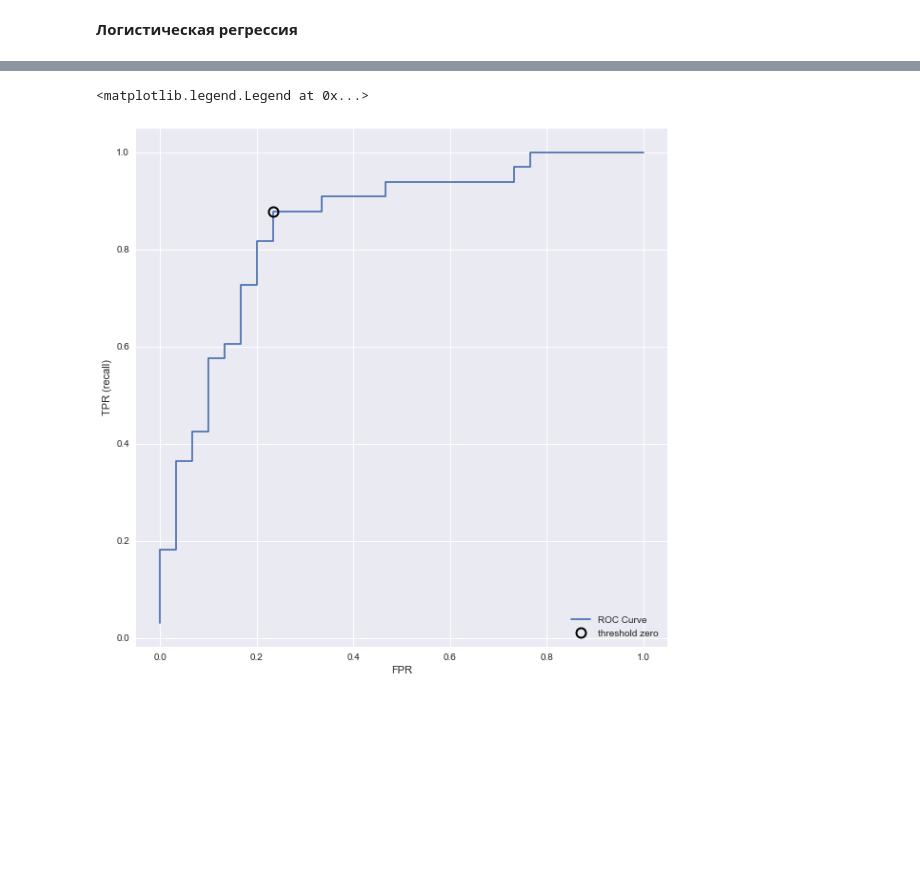
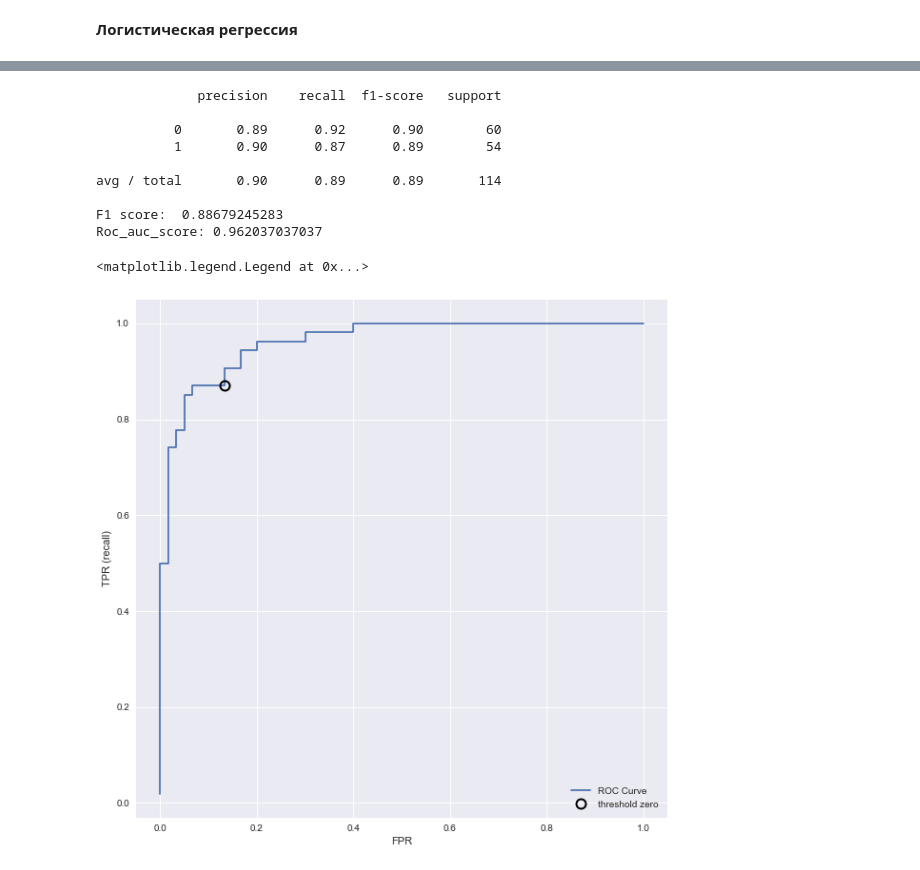
Before and after one commit to minemile/shad_ML, a Jupyter notebook: Diploma.ipynb, the cells around one changed output, grey strips where cells are left out. Drawn from its saved outputs; the diff is of its cells as text; code cells hidden in the pictures; blank space fills up the shorter version.

```diff
--- a/Diploma.ipynb
+++ b/Diploma.ipynb
@@ -148,2 +148,24 @@ cv = StratifiedKFold(n_splits=3, random_state=0)
+# %%
+# Убираем колонки
+data = NullColumnsCleaner().fit_transform(data).reset_index(drop=True)
+# Разбиение на предикаторы и зависимум переменную
+X = data.drop(["DisNeuro01",  "Stroke(AIS,TIA,AHS)"], axis=1)
+y = data["DisNeuro01"].copy()
+
+# Разбиваем стратифицировано данные на train и test выборки
+split = StratifiedShuffleSplit(n_splits=1, test_size=0.2, random_state=42)
+for train_index, test_index in split.split(X, y):
+    strat_train = data.loc[train_index]
+    strat_test = data.loc[test_index]
+X_train = strat_train.drop(["DisNeuro01",  "Stroke(AIS,TIA,AHS)"], axis=1)
+y_train = strat_train["DisNeuro01"].copy()
+X_test = strat_test.drop(["DisNeuro01",  "Stroke(AIS,TIA,AHS)"], axis=1)
+y_test = strat_test["DisNeuro01"].copy()
+
+# Добавляем полиминальные признаки и скалируем данные std=1 и median=0, и
+prep_pipe = Pipeline([('poly_feature', PolynomialFeatures(interaction_only=True)),
+                      ('std_scaler', StandardScaler()),]).fit(X_train)
+X_train_prep = prep_pipe.transform(X_train)
+X_test_prep = prep_pipe.transform(X_test)
 # %% [markdown]
 **Логистическая регрессия**
@@ -189,0 +172,9 @@ F1 score:  0.823529411765
+# %%
+# Используем для подбора параметров кросс-валидацию
+cv = StratifiedShuffleSplit(n_splits=2, test_size=0.2, random_state=42)
+# Ищем наилучшие гиперпараметры для логистической регрессии(степень и уровнь регуляризации)
+grid_search = GridSearchCV(LogisticRegression(), {"C": [0.001, 0.01, 0.1, 1, 3, 5, 10, 100, 500, 1000], "penalty": ["l2", "l1"]}, cv=cv)
+grid_search.fit(X_train_prep, y_train)
+log_reg = grid_search.best_estimator_
+print("Score: ", grid_search.best_score_,"Test score: ", log_reg.score(X_test_prep, y_test), "Best params: ", grid_search.best_params_)
+learning_curve_model(X_train_prep, y_train, log_reg, cv, np.linspace(0.1, 1.0, 10))
@@ -190,14 +203,31 @@ F1 score:  0.823529411765
 # %%
+pred_x = X_train_prep
+pred_y = y_train
+pred_log_reg = log_reg.predict(pred_x)
+
+confusion = confusion_matrix(pred_y, pred_log_reg)
+print(classification_report(pred_y, pred_log_reg))
+print("F1 score: ", f1_score(pred_y, pred_log_reg))
+print("Roc_auc_score:", roc_auc_score(pred_y, log_reg.decision_function(pred_x)))
 plt.figure(figsize=(10, 10))
-fpr, tpr, thresholds = roc_curve(neuro_train, log_reg.decision_function(predicators_train_scaled))
+fpr, tpr, thresholds = roc_curve(pred_y, log_reg.decision_function(pred_x))
 plt.plot(fpr, tpr, label="ROC Curve")
 plt.xlabel("FPR")
 plt.ylabel("TPR (recall)")
 # find threshold closest to zero
 close_zero = np.argmin(np.abs(thresholds))
 plt.plot(fpr[close_zero], tpr[close_zero], 'o', markersize=10,
 label="threshold zero", fillstyle="none", c='k', mew=2)
 plt.legend(loc=4)
 # %% [output]
-<matplotlib.legend.Legend at 0x...>
+             precision    recall  f1-score   support
+
+          0       0.89      0.92      0.90        60
+          1       0.90      0.87      0.89        54
+
+avg / total       0.90      0.89      0.89       114
+
+F1 score:  0.88679245283
+Roc_auc_score: 0.962037037037
+<matplotlib.legend.Legend at 0x...>
-[figure, old version]
+[figure, new version]
```
Also changed, not shown: parts of 21 cells of this notebook, 1 other file.
